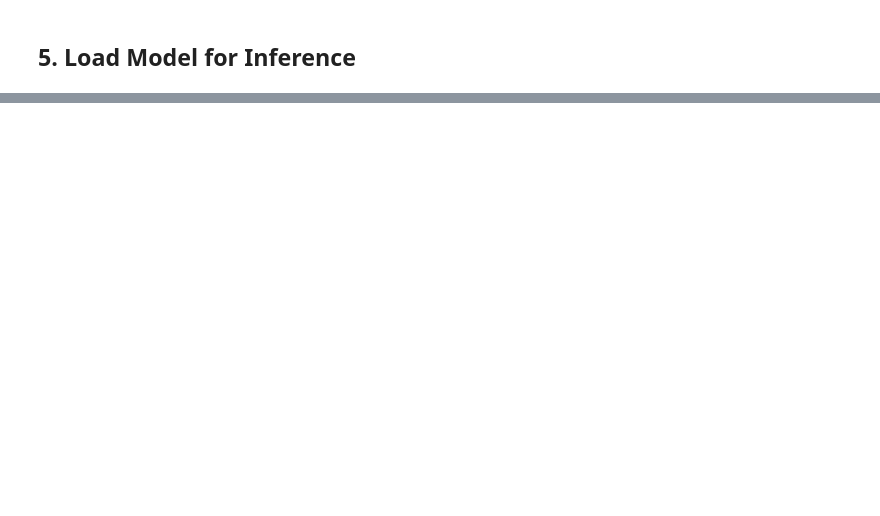
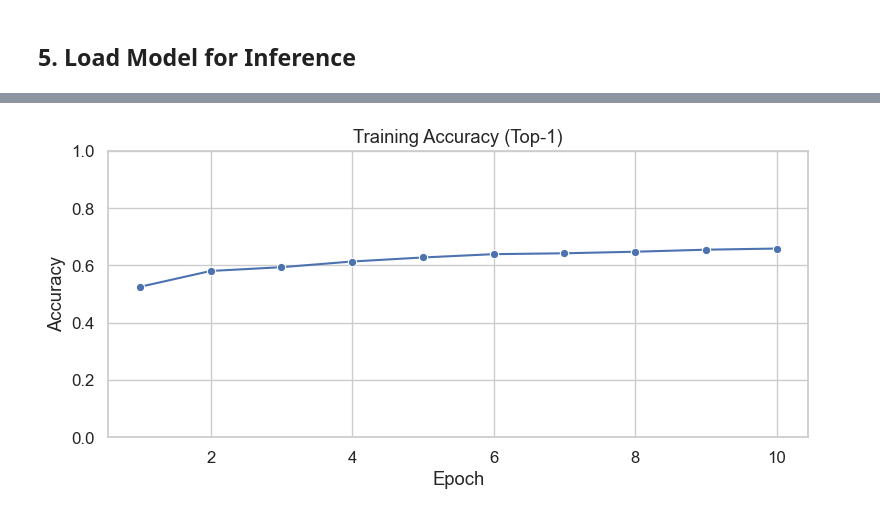
Before and after one commit to GroupBAudi/2331182-Lab-AI, a Jupyter notebook: uas/main.ipynb, the cells around one changed output, grey strips where cells are left out. Saved outputs shown, nothing was run; the diff lists cells and outputs as text; code cells hidden in the pictures; blank space fills up the shorter version.

```diff
--- a/uas/main.ipynb
+++ b/uas/main.ipynb
@@ -586,0 +514,86 @@ data/
+# %%
+# ===== SEABORN TRAINING RESULTS VISUALIZATION (ONE CELL) =====
+
+import pandas as pd
+import seaborn as sns
+import matplotlib.pyplot as plt
+from pathlib import Path
+
+# IMPORTANT for Jupyter
+%matplotlib inline
+
+sns.set_theme(style="whitegrid", font_scale=1.1)
+
+# Locate results.csv
+csv_paths = [
+    Path("training_results.csv"),
+    Path("emotion_runs/emotion_classifier/results.csv")
+]
+
+csv_path = None
+for p in csv_paths:
+    if p.exists():
+        csv_path = p
+        break
+
+if csv_path is None:
+    raise FileNotFoundError("❌ results.csv not found. Train model first.")
+
+print(f"✓ Using training log: {csv_path}")
+
+# Load data
+df = pd.read_csv(csv_path)
+df.columns = df.columns.str.strip()
+
+# ===================== Accuracy Plot =====================
+plt.figure(figsize=(8, 4))
+sns.lineplot(
+    data=df,
+    x="epoch",
+    y="metrics/accuracy_top1",
+    marker="o"
+)
+plt.title("Training Accuracy (Top-1)")
+plt.xlabel("Epoch")
+plt.ylabel("Accuracy")
+plt.ylim(0, 1)
+plt.tight_layout()
+plt.show()
+
+# ===================== Loss Plot =====================
+plt.figure(figsize=(8, 4))
+sns.lineplot(
+    data=df,
+    x="epoch",
+    y="train/loss",
+    marker="o",
+    label="Train Loss"
+)
+
+# Validation loss may or may not exist
+if "val/loss" in df.columns:
+    sns.lineplot(
+        data=df,
+        x="epoch",
+        y="val/loss",
+        marker="o",
+        label="Val Loss"
+    )
+
+plt.title("Training Loss Curve")
+plt.xlabel("Epoch")
+plt.ylabel("Loss")
+plt.legend()
+plt.tight_layout()
+plt.show()
+
+# ===================== Best Epoch Summary =====================
+best_idx = df["metrics/accuracy_top1"].idxmax()
+best_epoch = int(df.loc[best_idx, "epoch"])
+best_acc = df.loc[best_idx, "metrics/accuracy_top1"]
+
+print("=" * 60)
+print(f"✓ Best Accuracy : {best_acc:.4f}")
+print(f"✓ Best Epoch   : {best_epoch}")
+p
+# %% [output]
@@ -586,0 +601 @@ data/
+[figure, added]
```
Also changed, not shown: parts of 15 cells of this notebook.
